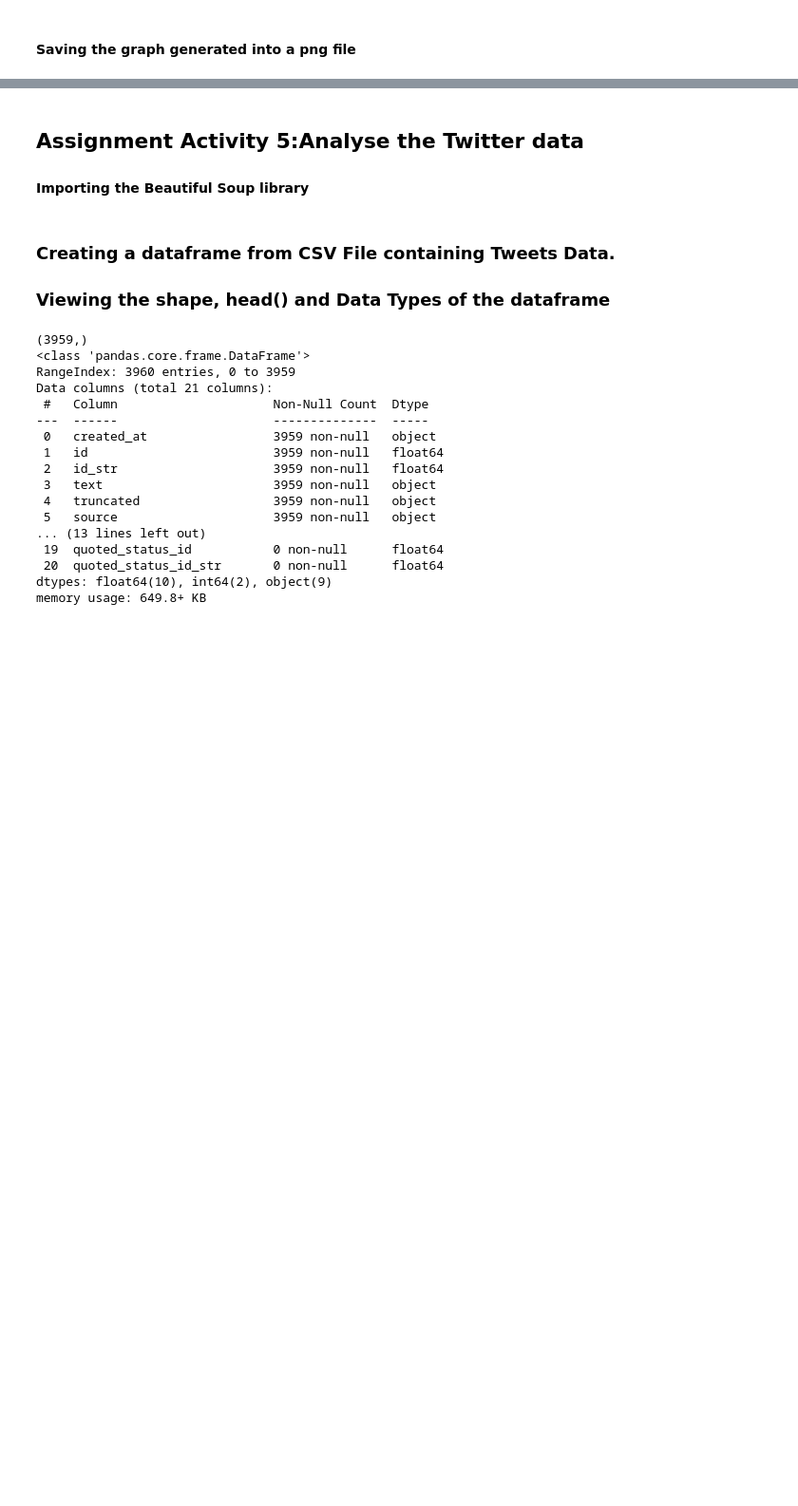
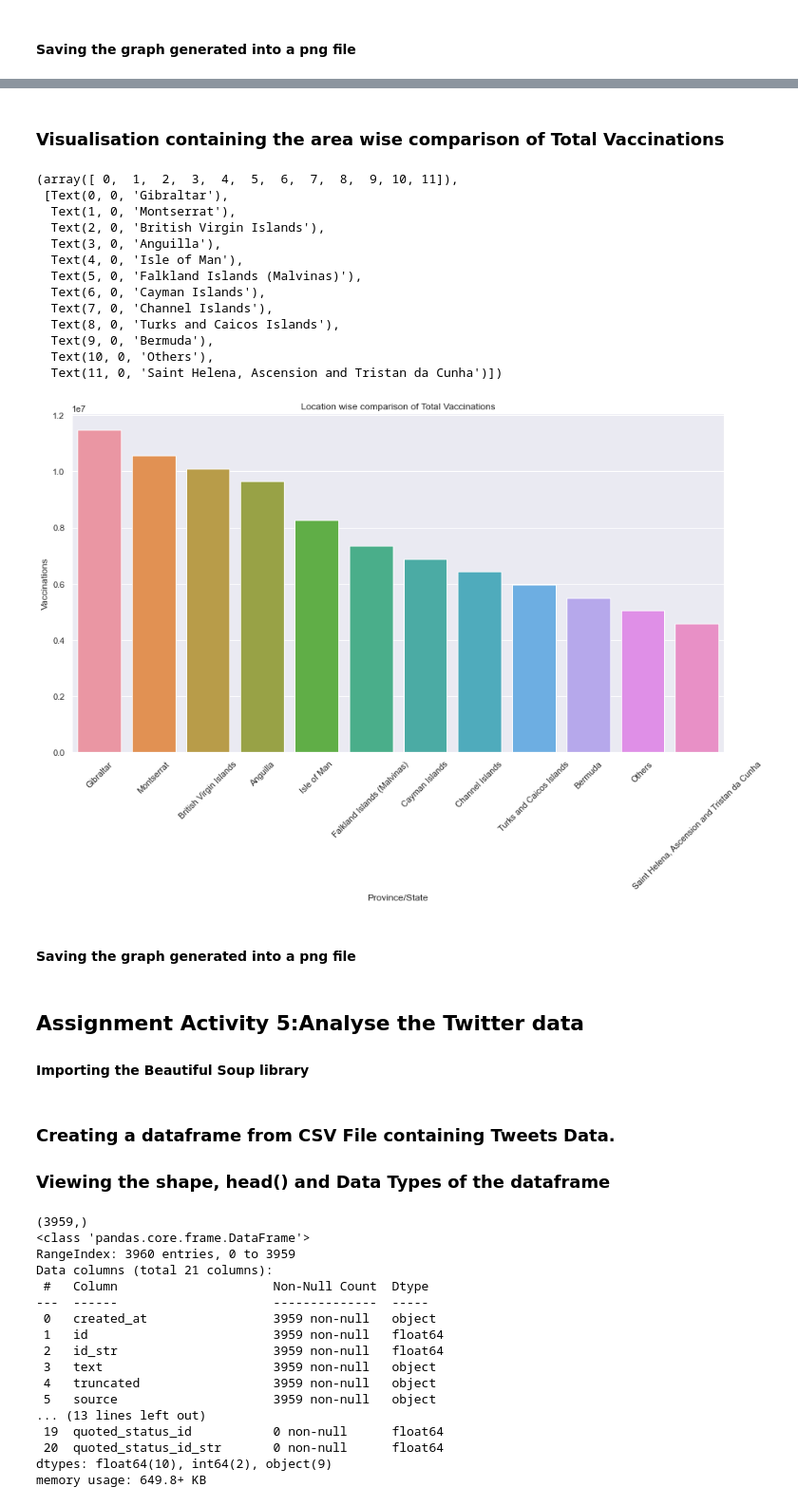
Before and after one commit to shaunanilson/Covid19_Analysis_LSE, a Jupyter notebook: Final Assignment - Uk Covid Cases.ipynb, the cells around one changed output, grey strips where cells are left out. Shown at 95% size. Saved outputs shown, nothing was run; the diff lists cells and outputs as text; code cells hidden in the pictures; blank space fills up the shorter version.

```diff
--- a/Final Assignment - Uk Covid Cases.ipynb
+++ b/Final Assignment - Uk Covid Cases.ipynb
@@ -595,0 +687,10 @@ fig.savefig('/Users/shaunman/Desktop/Monthly Recoveries across all regions.png')
+# %%
+# Objective: To visualise the number of individuals who have received a second
+# dose compared to individuals who have received their first dose in each area.
+
+# Created a dataframe containing the necessary columns.
+k1=prov[['total_dose']].reset_index()
+
+# Print the column name and dataframe
+print(k1.columns)
+print(k1)
@@ -595,0 +712,30 @@ fig.savefig('/Users/shaunman/Desktop/Monthly Recoveries across all regions.png')
+# %% [markdown]
+### Visualisation containing the area wise comparison of Total Vaccinations
+# %%
+#Creating a barplot visualizing area wise comparison of Total Vaccinations
+vis5 = sns.barplot(x='Province/State',y='total_dose',data=k1)
+
+#Assigning Title to the barplot
+vis5.set_title("Location wise comparison of Total Vaccinations")
+vis5.set_xlabel('Province/State')
+vis5.set_ylabel('Vaccinations')
+
+# Assigning rotation to the x axis labels to provide clear view of labels.
+plt.xticks(rotation=45)
+# %% [output]
+(array([ 0,  1,  2,  3,  4,  5,  6,  7,  8,  9, 10, 11]),
+ [Text(0, 0, 'Gibraltar'),
+  Text(1, 0, 'Montserrat'),
+  Text(2, 0, 'British Virgin Islands'),
+  Text(3, 0, 'Anguilla'),
+  Text(4, 0, 'Isle of Man'),
+  Text(5, 0, 'Falkland Islands (Malvinas)'),
+  Text(6, 0, 'Cayman Islands'),
+  Text(7, 0, 'Channel Islands'),
+  Text(8, 0, 'Turks and Caicos Islands'),
+  Text(9, 0, 'Bermuda'),
+  Text(10, 0, 'Others'),
+  Text(11, 0, 'Saint Helena, Ascension and Tristan da Cunha')])
+[figure, added]
+# %% [markdown]
+#### Saving the graph generated into a png file
```
Also changed, not shown: parts of 18 cells of this notebook, 1 other file.
